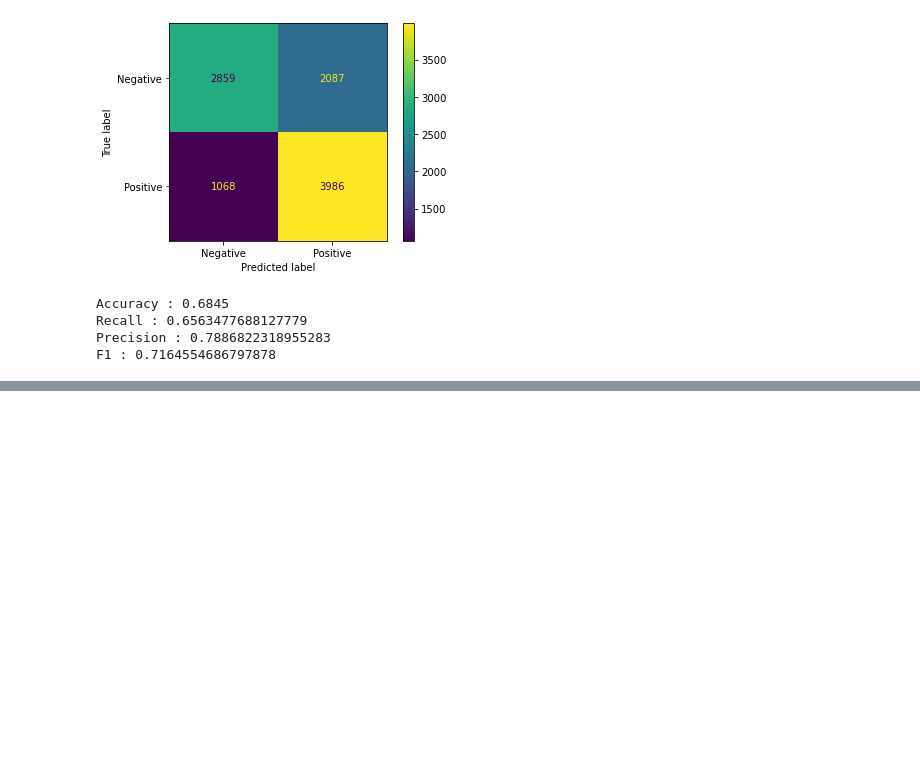
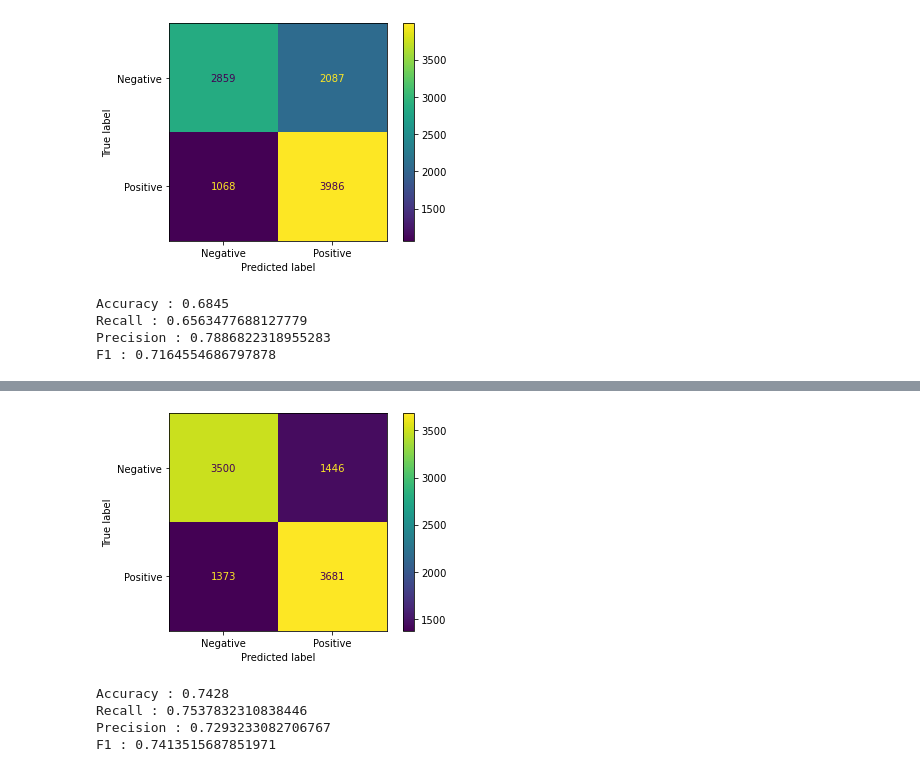
Before and after one commit to baptiste-pasquier/data_2A, a Jupyter notebook: model.ipynb, the cells around one changed output, grey strips where cells are left out. Drawn from its saved outputs; the diff is of its cells as text; code cells hidden in the pictures; blank space fills up the shorter version.

```diff
--- a/model.ipynb
+++ b/model.ipynb
@@ -315,0 +349,12 @@ F1 : 0.7164554686797878
+# %%
+#Utilisation du MultinomialNB
+multi = MultinomialNB(alpha=1) #par défaut alpha=1 : Laplace smoothing parameter
+multi.fit(X_train2, y_train2)
+y_pred2_multi = multi.predict(X_test2)
+conf_matrix(y_pred2_multi,y_test2, gauss)
+# %% [output]
+[figure, added]
+Accuracy : 0.7428
+Recall : 0.7537832310838446
+Precision : 0.7293233082706767
+F1 : 0.7413515687851971
```
Also changed, not shown: parts of 11 cells of this notebook.
